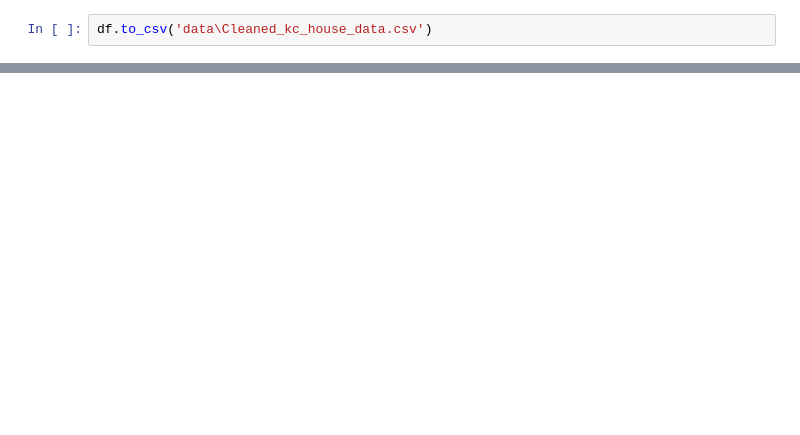
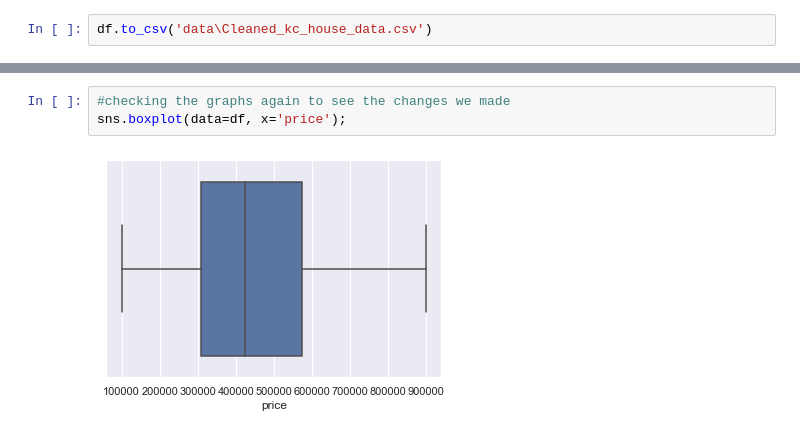
Before and after one commit to Deric-Williamson/house-sales-regression-model, a Jupyter notebook: Data_Cleaning.ipynb, the cells around one changed output, grey strips where cells are left out. Saved outputs shown, nothing was run; the diff lists cells and outputs as text; blank space fills up the shorter version.

```diff
--- a/Data_Cleaning.ipynb
+++ b/Data_Cleaning.ipynb
@@ -40,0 +128,5 @@ df.head()
+# %%
+#checking the graphs again to see the changes we made
+sns.boxplot(data=df, x='price');
+# %% [output]
+[figure, added]
```
Also changed, not shown: parts of 75 cells of this notebook, 1 other file.
